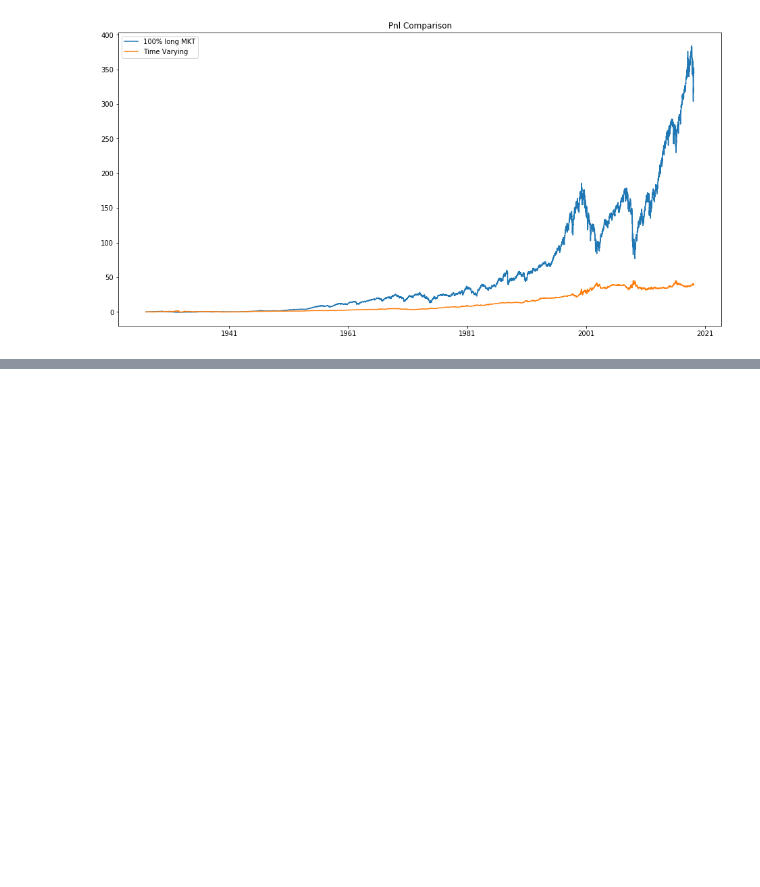
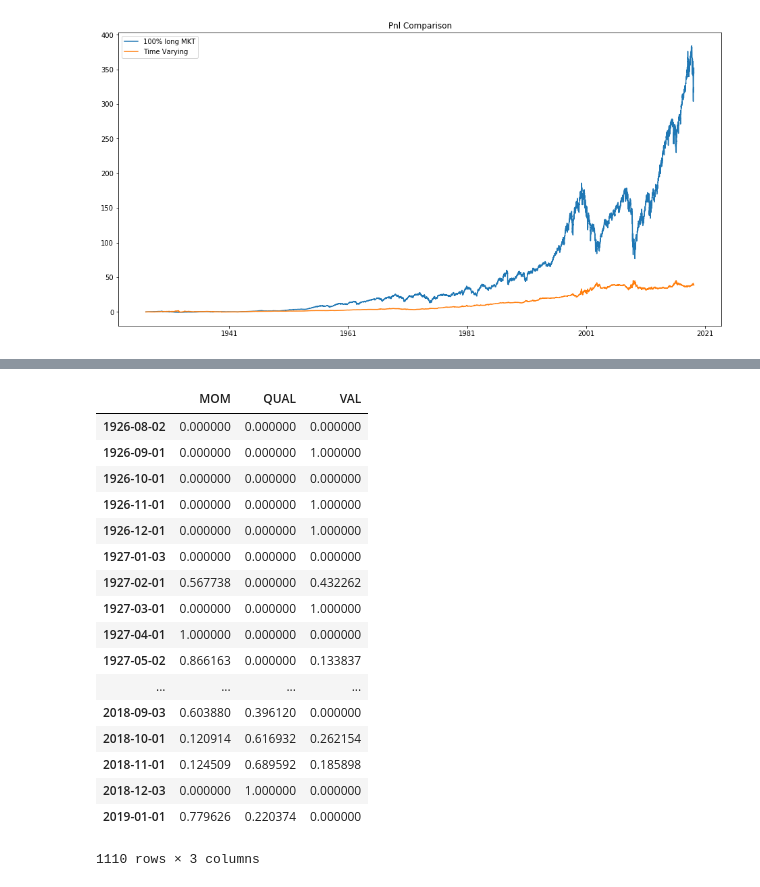
Before and after one commit to amritprasad/MFE_DAM, a Jupyter notebook: DAM Project.ipynb, the cells around one changed output, grey strips where cells are left out. Drawn from its saved outputs; the diff is of its cells as text; code cells hidden in the pictures; blank space fills up the shorter version.

```diff
--- a/DAM Project.ipynb
+++ b/DAM Project.ipynb
@@ -23,0 +28,27 @@ array([<matplotlib.axes._subplots.AxesSubplot object at 0x...>,
+# %%
+def convertIR2Weights(ir_df, day_lag = 0):
+    """
+    Function to calculate the factor weights from the IR series.
+    The frequency is the same as ir_df
+    """
+    # omit Rf bond because its w is too small
+    df = ir_df.drop(columns=['RF'], inplace=False)
+
+    weights = pd.DataFrame(columns = df.columns, index = df.index)
+    tmp_Sum = df.sum(axis=1)
+    for col in weights.columns:
+        weights[col] = df[col]/tmp_Sum
+    weights.fillna(0, inplace=True)
+    weights.index = weights.index + BDay(day_lag)
+    return weights
+# %%
+def weights2Daily(weights, idx):
+    """
+    Change the weights frequency into daily basis
+    Forward fill the inbetween elements
+    """
+    weights_daily = pd.DataFrame(index = idx)
+    for col in weights.columns:
+        weights_daily[col] = weights[col]
+    weights_daily.fillna(method='ffill',inplace=True)
+    return weights_daily
@@ -142,0 +197,24 @@ Text(0.5,1,'Pnl Comparison')
+# %%
+weights = convertIR2Weights(ir_mkt_month, day_lag = 1)
+weights.drop(weights.index[-1], axis=0, inplace=True)
+weights_daily = weights2Daily(weights, us_df.index)
+weights
+# %% [output]
+|  | MOM | QUAL | VAL |
+| 1926-08-02 | 0.000000 | 0.000000 | 0.000000 |
+| 1926-09-01 | 0.000000 | 0.000000 | 1.000000 |
+| 1926-10-01 | 0.000000 | 0.000000 | 0.000000 |
+| 1926-11-01 | 0.000000 | 0.000000 | 1.000000 |
+| 1926-12-01 | 0.000000 | 0.000000 | 1.000000 |
+| 1927-01-03 | 0.000000 | 0.000000 | 0.000000 |
+| 1927-02-01 | 0.567738 | 0.000000 | 0.432262 |
+| 1927-03-01 | 0.000000 | 0.000000 | 1.000000 |
+| 1927-04-01 | 1.000000 | 0.000000 | 0.000000 |
+| 1927-05-02 | 0.866163 | 0.000000 | 0.133837 |
+| ... | ... | ... | ... |
+| 2018-09-03 | 0.603880 | 0.396120 | 0.000000 |
+| 2018-10-01 | 0.120914 | 0.616932 | 0.262154 |
+| 2018-11-01 | 0.124509 | 0.689592 | 0.185898 |
+| 2018-12-03 | 0.000000 | 1.000000 | 0.000000 |
+| 2019-01-01 | 0.779626 | 0.220374 | 0.000000 |
+1110 rows × 3 columns
```
Also changed, not shown: parts of 16 cells of this notebook.
